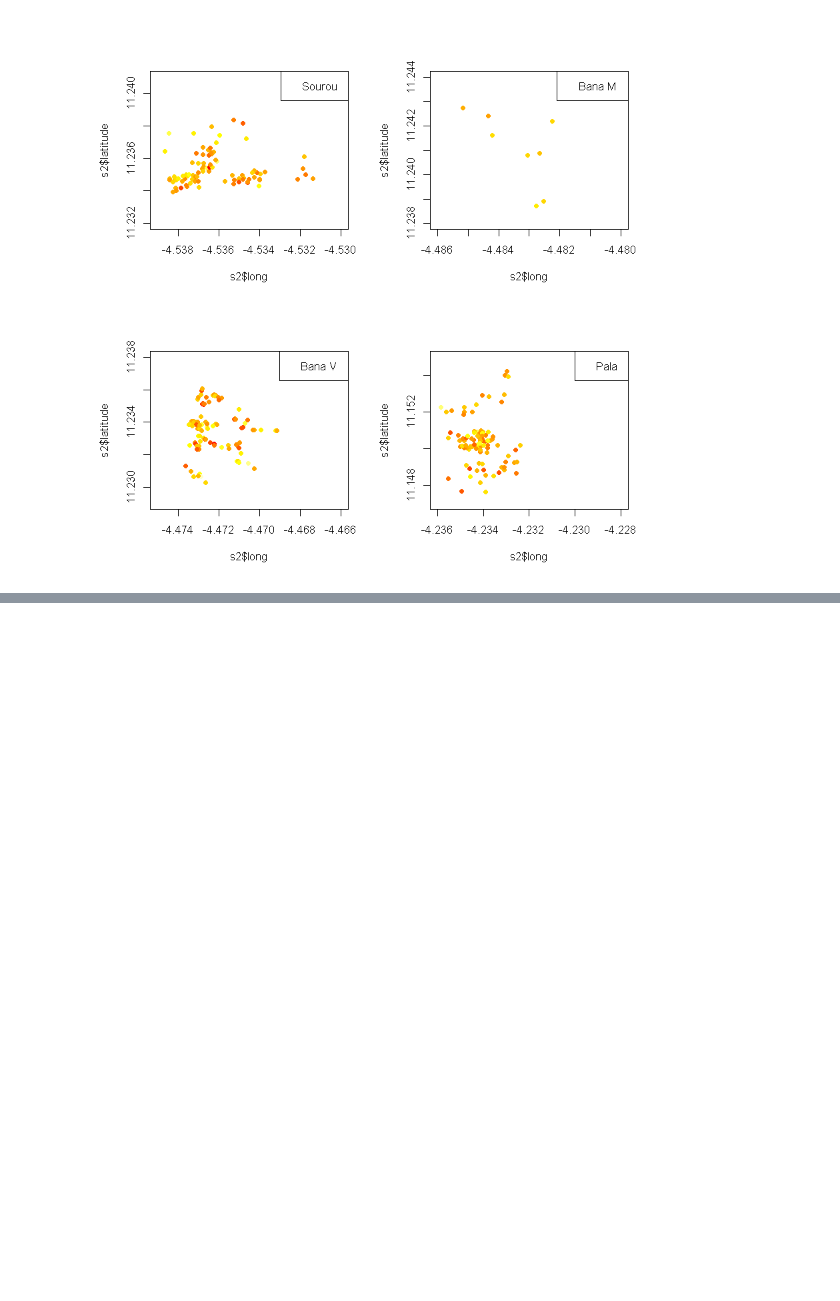
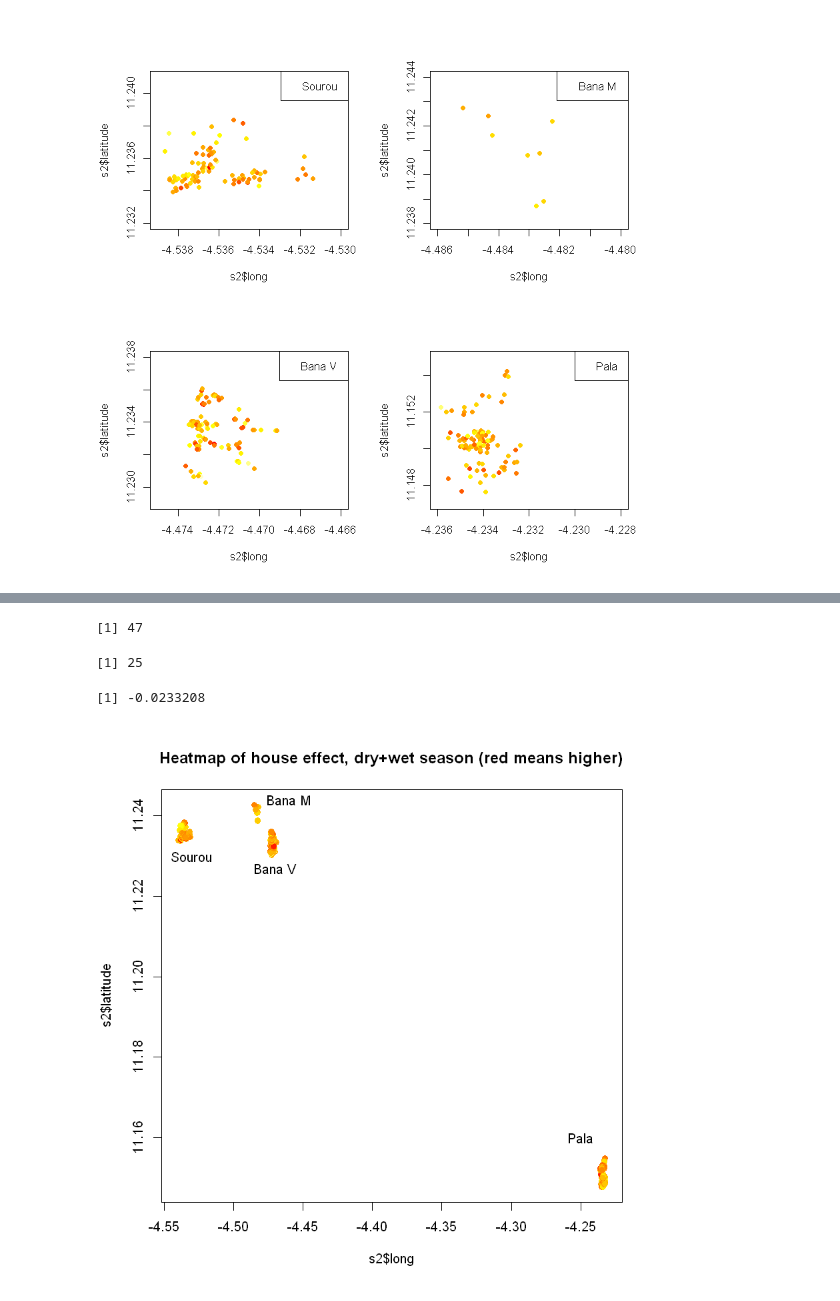
Before and after one commit to tinyuhui/PSC_modelling, a Jupyter notebook: Spatial.ipynb, the cells around one changed output, grey strips where cells are left out. Saved outputs shown, nothing was run; the diff lists cells and outputs as text; code cells hidden in the pictures; blank space fills up the shorter version.

```diff
--- a/Spatial.ipynb
+++ b/Spatial.ipynb
@@ -224,0 +233,19 @@ legend('topright', legend='Pala')
+# %%
+# PUT ESTIMATED RANDOM EFFECTS INTO A DATA FRAME
+s<-ranef(m_4C_all)$site.id
+site.id.effect<-data.frame(site.id=rownames(s), effect=unlist(s), row.names=NULL)
+nrow(site.id.effect)
+#hist(site.id.effect$effect)
+#head(site.id.effect)
+
+# EXTRACT LAT LONG INFO (MANY DUPLICATED)
+s1<-dat1[!duplicated(dat1[,c(1,9:11)]), c(1,9:11)]
+nrow(s1)
+
+# MERGE LAT AND LONG
+s2_all<-merge(site.id.effect, s1, by='site.id', all.x=T)
+dim(s2_all)
+head(s2_all)
+rm(s); rm(s1);
+
+summary(s2_all$effect)
@@ -224,0 +265,28 @@ legend('topright', legend='Pala')
+# %%
+bounds<-seq(-1.10, 1.20, 0.05)
+length(bounds)
+# ASSIGN EFFECTS INTO BINS
+# PUT EFFECTS INTO BINS
+bins<-cut(s2_all$effect, breaks=bounds, labels=F)
+# LARGE EFFECT SMALL BINS NUMBER AND MORE RED
+bins<-length(bounds)-bins
+#bins
+# RANK THE HOUSE EFFECT IN DESCENDING ORDER AND ASSIGN COLOUR CODE (LARGE IS RED)
+colour_map<-heat.colors(length(bounds))
+s2_all$col<-colour_map[bins]
+rm(bins); rm(bounds);
+# %% [output]
+[1] 47
+[1] 25
+[1] -0.0233208
+# %%
+# TOPRIGHT IS SOUROU, THEN BANA M, BANA V, BOTTOM IS PALA
+# ACCORDING TO GOOGLE MAP
+plot(x=s2_all$long, y=s2_all$latitude, pch=16, col=s2$col,
+    main='Heatmap of house effect, dry+wet season (red means higher)')
+text(-4.53, 11.23, 'Sourou')
+text(-4.46, 11.244, 'Bana M')
+text(-4.47, 11.227, 'Bana V')
+text(-4.25, 11.16, 'Pala')
+# %% [output]
+[figure, added]
```
Also changed, not shown: parts of 7 cells of this notebook.
